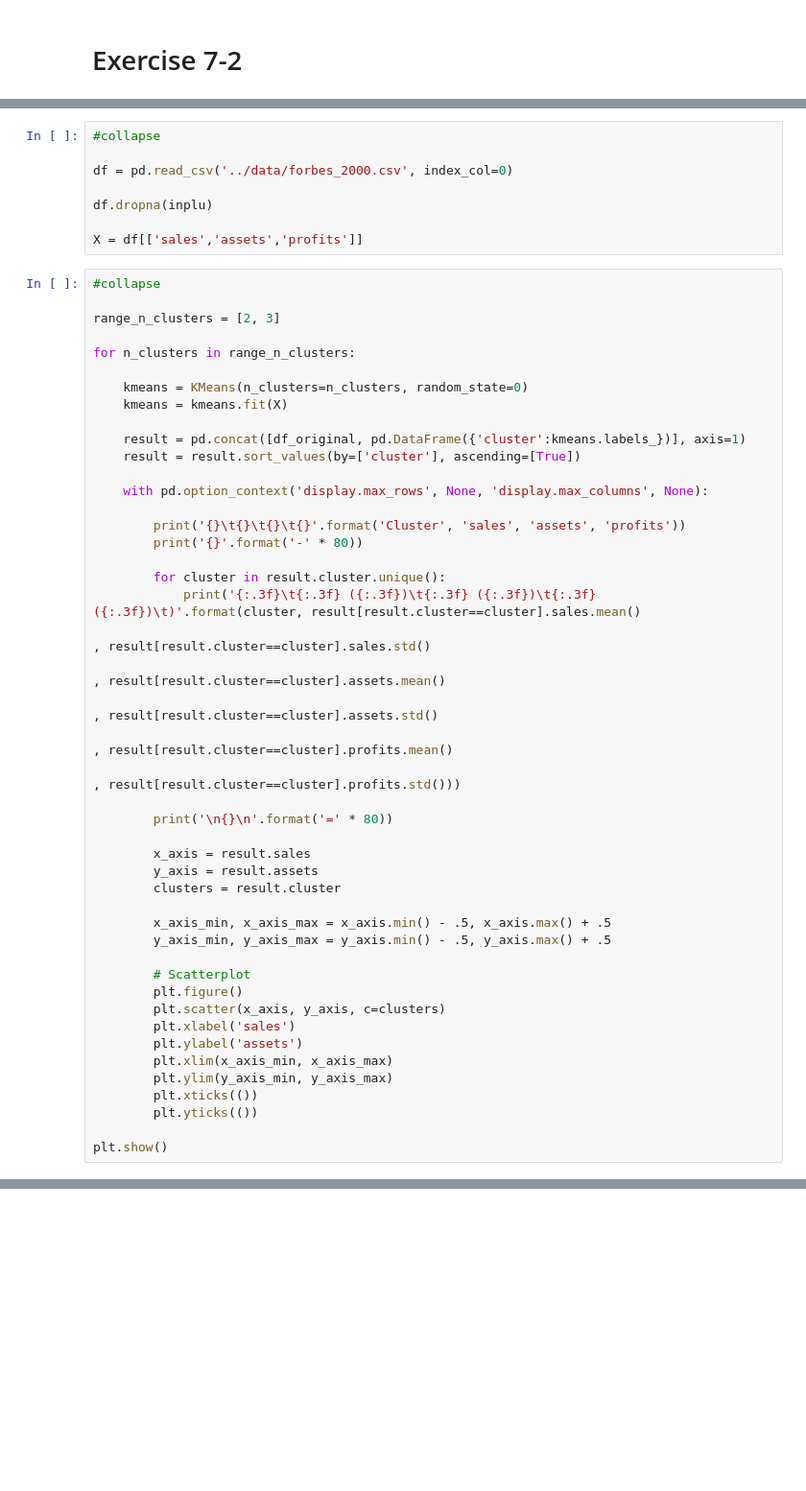
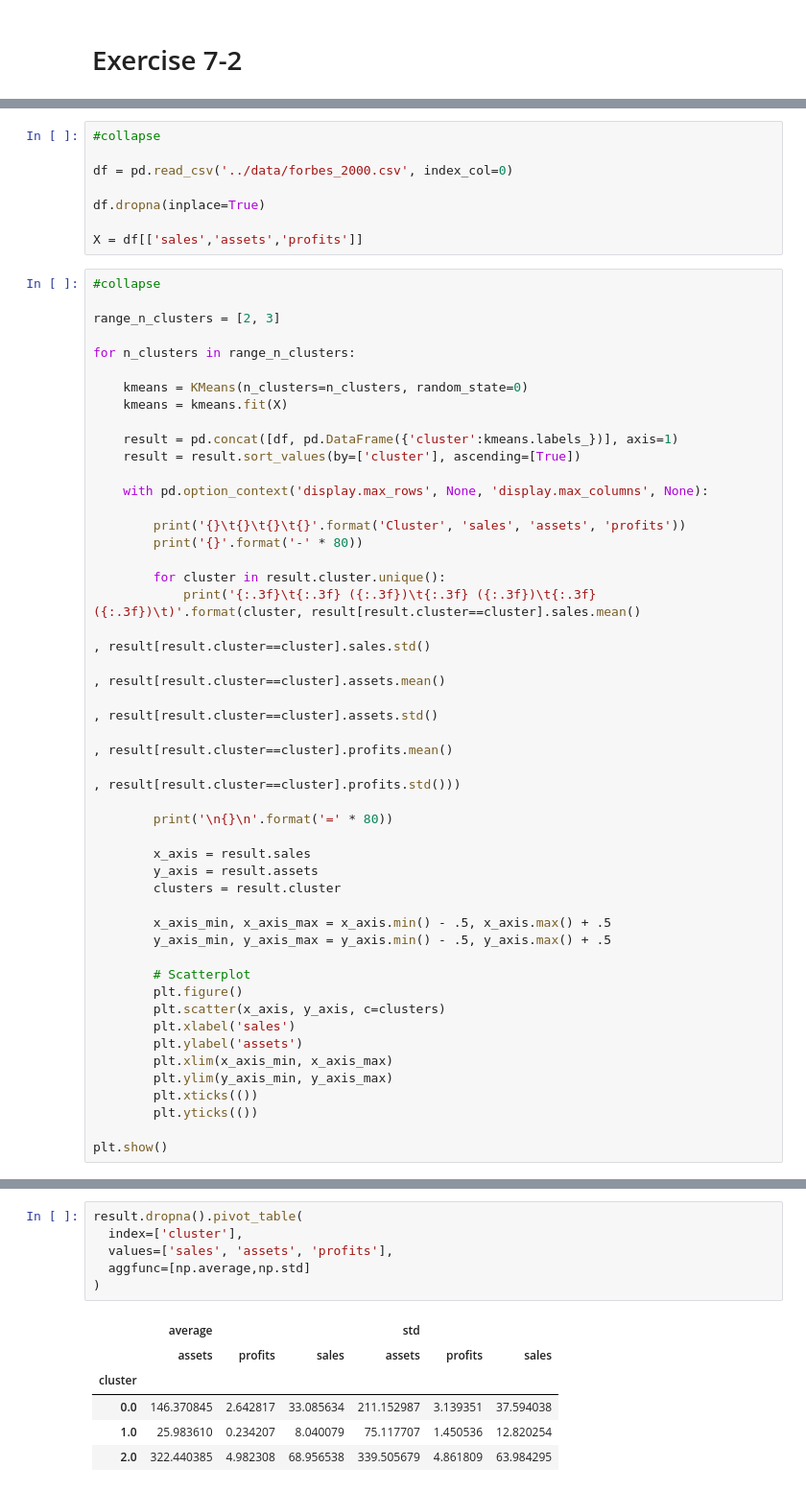
Before and after one commit to kasano/nus_msba_bootcamp, a Jupyter notebook: _notebooks/2021-07-26-exercise-72.ipynb, the cells around one changed output, grey strips where cells are left out. Shown at 96% size. Cells and saved outputs as stored; diff of their text form; blank space fills up the shorter version.

```diff
--- a/_notebooks/2021-07-26-exercise-72.ipynb
+++ b/_notebooks/2021-07-26-exercise-72.ipynb
@@ -17,7 +20,7 @@ import matplotlib.pyplot as plt
 
 df = pd.read_csv('../data/forbes_2000.csv', index_col=0)
 
-df.dropna(inplu)
+df.dropna(inplace=True)
 
 X = df[['sales','assets','profits']]
 # %%
@@ -30,7 +33,7 @@ for n_clusters in range_n_clusters:
     kmeans = KMeans(n_clusters=n_clusters, random_state=0)
     kmeans = kmeans.fit(X)
 
-    result = pd.concat([df_original, pd.DataFrame({'cluster':kmeans.labels_})], axis=1)
+    result = pd.concat([df, pd.DataFrame({'cluster':kmeans.labels_})], axis=1)
     result = result.sort_values(by=['cluster'], ascending=[True])
 
     with pd.option_context('display.max_rows', None, 'display.max_columns', None):
@@ -85,3 +88,16 @@ nan     nan (nan)       nan (nan)       nan (nan)       )
 ================================================================================
 [figure]
 [figure]
+# %%
+result.dropna().pivot_table(
+  index=['cluster'],
+  values=['sales', 'assets', 'profits'],
+  aggfunc=[np.average,np.std]
+)
+# %% [output]
+|  | average |  |  | std |  |  |
+|  | assets | profits | sales | assets | profits | sales |
+| cluster |  |  |  |  |  |  |
+| 0.0 | 146.370845 | 2.642817 | 33.085634 | 211.152987 | 3.139351 | 37.594038 |
+| 1.0 | 25.983610 | 0.234207 | 8.040079 | 75.117707 | 1.450536 | 12.820254 |
+| 2.0 | 322.440385 | 4.982308 | 68.956538 | 339.505679 | 4.861809 | 63.984295 |
```
Also changed, not shown: parts of 4 cells of this notebook, 4 other files.
